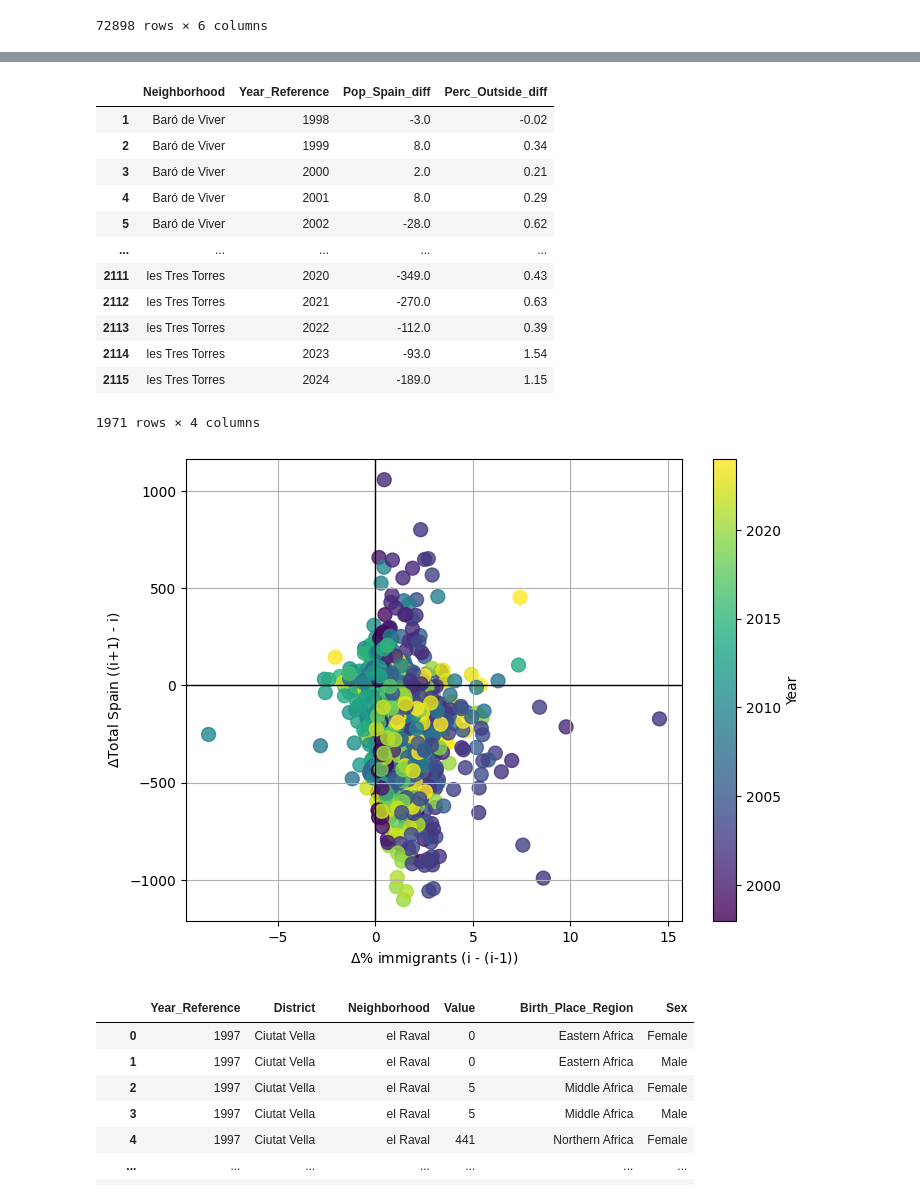
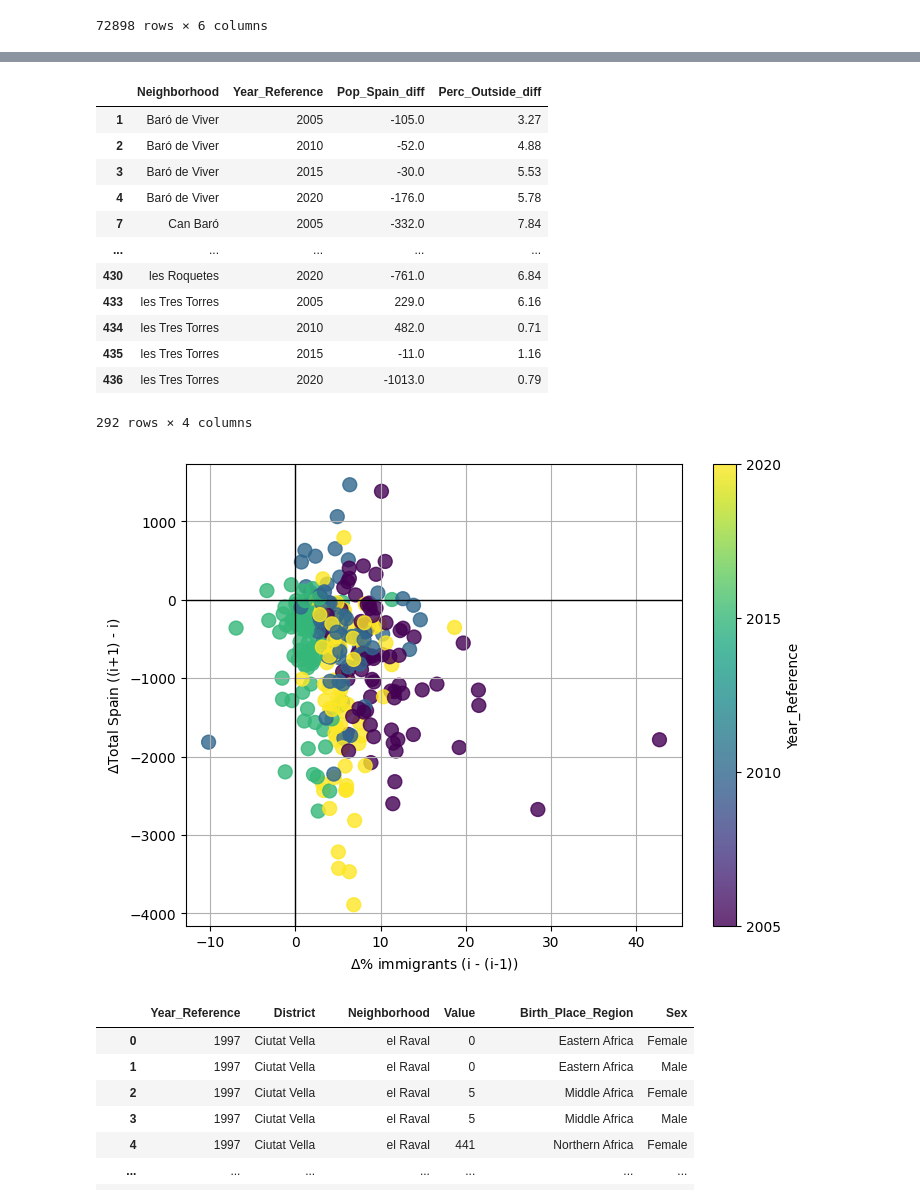
Before and after one commit to pablob2002/immigration-avdm, a Jupyter notebook: sergi/sergi.ipynb, the cells around one changed output, grey strips where cells are left out. Saved outputs shown, nothing was run; the diff lists cells and outputs as text; code cells hidden in the pictures.

```diff
--- a/sergi/sergi.ipynb
+++ b/sergi/sergi.ipynb
@@ -116,5 +117,12 @@ Successfully merged 29 files
 Merged data saved to 'merged_birthPlaceRegion_sex.csv'
 # %%
 #INSIDE vs OUTSIDE
+df_combined=df_combined.drop(columns=["AEB"])
+df_combined = (
+    df_combined.groupby(
+        ['Year_Reference', 'District', 'Neighborhood', 'Birth_Place', "Sex"],  # we group by neighborhoods
+        as_index=False
+    )['Value'].sum()
+)
 df_combined
 # %% [output]
@@ -150,24 +158,29 @@ df_combined_2
 72898 rows × 6 columns
 # %%
 #First we study inside Spain vs Outside spain
+df_combined_y=df_combined[df_combined["Year_Reference"].isin(np.arange(2000,2026,5))]
 df_sum_gender = (
-    df_combined.groupby(
-        ['Year_Reference', 'District', 'Neighborhood', 'AEB',
-         'Census_Section', 'Birth_Place'],  # todas menos 'Sex'
+    df_combined_y.groupby(
+        ['Year_Reference', 'District', 'Neighborhood', 'Birth_Place'],  # todas menos 'Sex'
         as_index=False
     )['Value'].sum()
 )
 # %%
-spain = df_combined[df_combined['Birth_Place'].isin(['City of Barcelona', 'Rest of Catalonia',\
+spain = df_sum_gender[df_sum_gender['Birth_Place'].isin(['City of Barcelona', 'Rest of Catalonia',\
         'Rest of Spain'])].groupby(['Neighborhood',"Year_Reference"], as_index=False)['Value'].sum().\
         rename(columns={'Value':'Population_Spain'})
-outside=df_combined[df_combined['Birth_Place'].isin(["Rest of European Union","Rest of World"])]\
+
+outside=df_sum_gender[df_sum_gender['Birth_Place'].isin(["Rest of European Union","Rest of World"])]\
         .groupby(['Neighborhood',"Year_Reference"], as_index=False)['Value'].sum().\
         rename(columns={'Value':'Population_Outside'})
+
 spain_vs_outside = pd.merge(spain, outside, on=['Neighborhood',"Year_Reference"], how='outer').fillna(0)
+
 spain_vs_outside['Total_population'] = spain_vs_outside['Population_Spain'] + spain_vs_outside['Population_Outside']
+
 spain_vs_outside['Percent_outside_Spain'] = (spain_vs_outside['Population_Outside'] / spain_vs_outside\
         ['Total_population'] * 100).round(2)
+
 spain_vs_outside_2=spain_vs_outside.drop(columns=['Population_Outside',"Total_population"])
-spain_vs_outside_2
+spain_vs_outside
 # %% [output]
@@ -204,45 +217,47 @@ result = result.dropna(subset=['Pop_Spain_diff', 'Perc_Outside_diff'])
 result
 # %% [output]
 |  | Neighborhood | Year_Reference | Pop_Spain_diff | Perc_Outside_diff |
-| 1 | Baró de Viver | 1998 | -3.0 | -0.02 |
-| 2 | Baró de Viver | 1999 | 8.0 | 0.34 |
-| 3 | Baró de Viver | 2000 | 2.0 | 0.21 |
-| 4 | Baró de Viver | 2001 | 8.0 | 0.29 |
-| 5 | Baró de Viver | 2002 | -28.0 | 0.62 |
+| 1 | Baró de Viver | 2005 | -105.0 | 3.27 |
+| 2 | Baró de Viver | 2010 | -52.0 | 4.88 |
+| 3 | Baró de Viver | 2015 | -30.0 | 5.53 |
+| 4 | Baró de Viver | 2020 | -176.0 | 5.78 |
+| 7 | Can Baró | 2005 | -332.0 | 7.84 |
 | ... | ... | ... | ... | ... |
-| 2111 | les Tres Torres | 2020 | -349.0 | 0.43 |
-| 2112 | les Tres Torres | 2021 | -270.0 | 0.63 |
-| 2113 | les Tres Torres | 2022 | -112.0 | 0.39 |
-| 2114 | les Tres Torres | 2023 | -93.0 | 1.54 |
-| 2115 | les Tres Torres | 2024 | -189.0 | 1.15 |
+| 430 | les Roquetes | 2020 | -761.0 | 6.84 |
+| 433 | les Tres Torres | 2005 | 229.0 | 6.16 |
+| 434 | les Tres Torres | 2010 | 482.0 | 0.71 |
+| 435 | les Tres Torres | 2015 | -11.0 | 1.16 |
+| 436 | les Tres Torres | 2020 | -1013.0 | 0.79 |
-1971 rows × 4 columns
+292 rows × 4 columns
 # %%
 
 plt.figure(figsize=(8,6))
 
 # Scatter plot con color por año
 sc = plt.scatter(
     result['Perc_Outside_diff'],
     result['Pop_Spain_diff'],
     c=result['Year_Reference'],   # color según año
     cmap='viridis',                  # puedes cambiar a 'plasma', 'coolwarm', etc.
     s=100,                           # tamaño de los puntos
     alpha=0.8
 )
 
 plt.xlabel(r'$\Delta$% immigrants (i - (i-1))')
 plt.ylabel(r'$\Delta$Total Spain ((i+1) - i)')
 plt.axhline(0, color='black', linewidth=1)
 plt.axvline(0, color='black', linewidth=1)
 
 # Barra de color para ver qué año corresponde a cada color
 cbar = plt.colorbar(sc)
-cbar.set_label('Year')
+cbar.set_label('Year_Reference')
+cbar.set_ticks(np.arange(2005,2021,5))
+cbar.set_ticklabels(["2005", "2010", "2015", "2020"])
 
 plt.grid(True)
 plt.show()
 # %% [output]
-[figure, old version]
+[figure, new version]
 # %%
 #Now we study region differences
 df_combined_2
```
Also changed, not shown: parts of 12 cells of this notebook.
